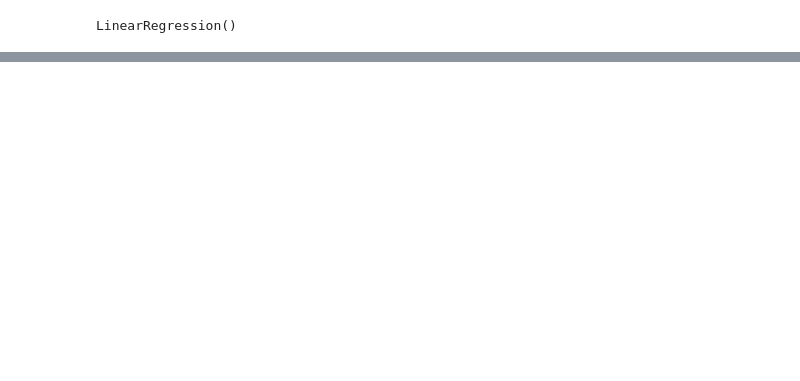
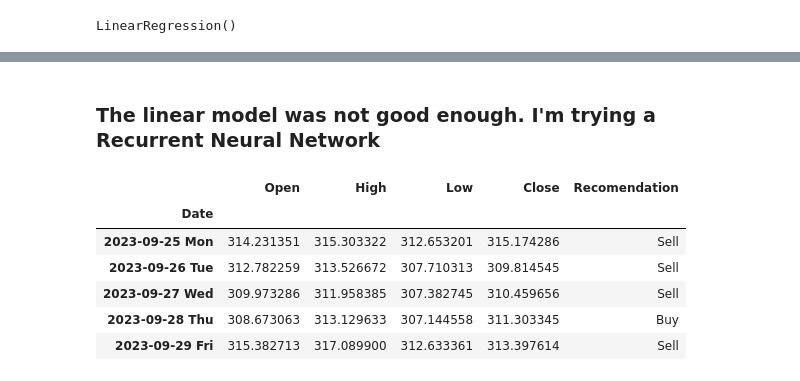
Before and after one commit to Damiomo/Stock-Predictions, a Jupyter notebook: ETL.ipynb, the cells around one changed output, grey strips where cells are left out. Cells and saved outputs as stored; diff of their text form; code cells hidden in the pictures; blank space fills up the shorter version.

Commit message:
Working on RNN model

```diff
--- a/ETL.ipynb
+++ b/ETL.ipynb
@@ -162,0 +165,2 @@ model2.score(X_train,y_train)
+# %% [markdown]
+### The linear model was not good enough.  I'm trying a Recurrent Neural Network
@@ -162,0 +170,12 @@ model2.score(X_train,y_train)
+# %%
+df = pd.read_csv('msft_data.csv', index_col='Date')
+df = df[3:].copy()
+df[:5]
+# %% [output]
+|  | Open | High | Low | Close | Recomendation |
+| Date |  |  |  |  |  |
+| 2023-09-25 Mon | 314.231351 | 315.303322 | 312.653201 | 315.174286 | Sell |
+| 2023-09-26 Tue | 312.782259 | 313.526672 | 307.710313 | 309.814545 | Sell |
+| 2023-09-27 Wed | 309.973286 | 311.958385 | 307.382745 | 310.459656 | Sell |
+| 2023-09-28 Thu | 308.673063 | 313.129633 | 307.144558 | 311.303345 | Buy |
+| 2023-09-29 Fri | 315.382713 | 317.089900 | 312.633361 | 313.397614 | Sell |
```
Also changed, not shown: parts of 23 cells of this notebook, 2 other files.
